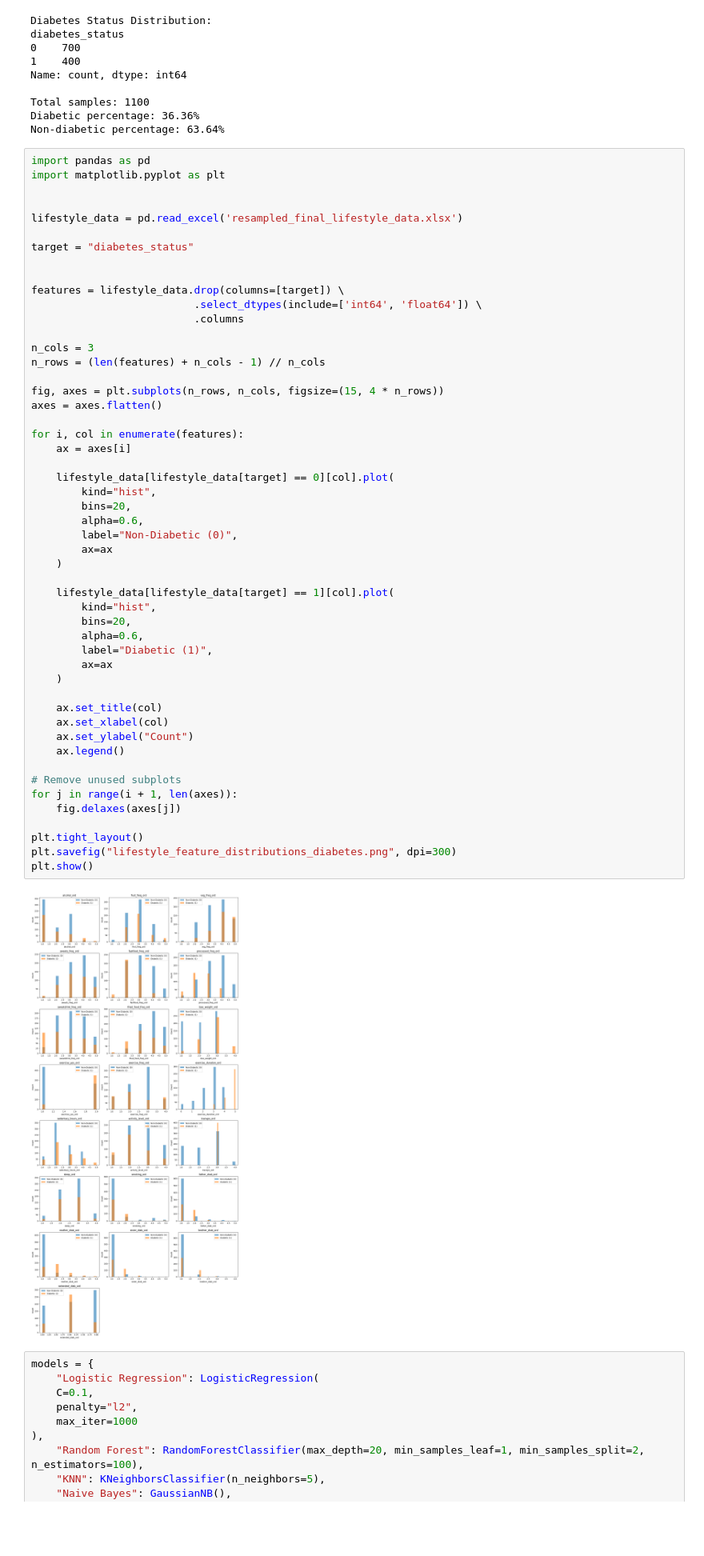
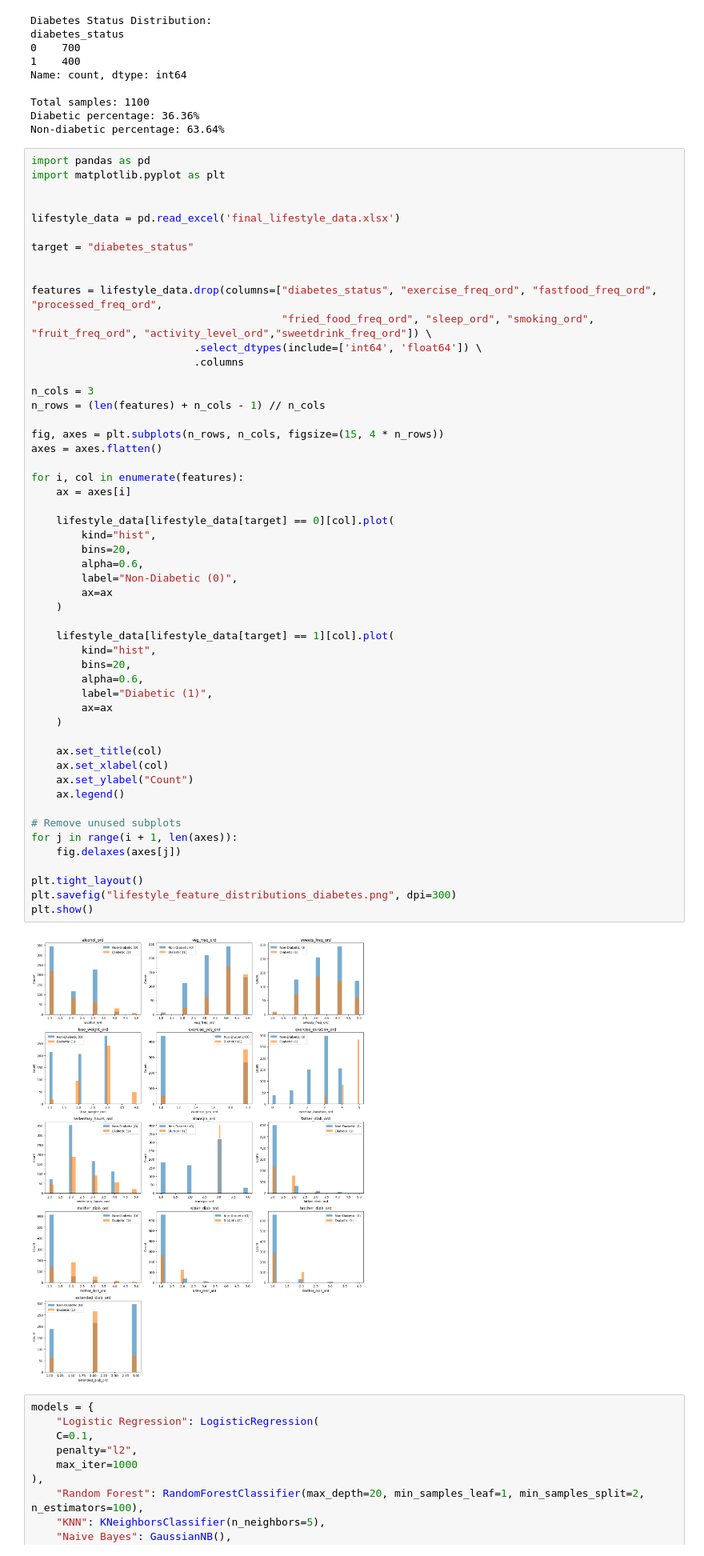
Before and after one commit to Jarmen24/thesis_diabetes, a Jupyter notebook: lifestyle+model.ipynb, the cells around one changed output. Shown at 80% size. Drawn from its saved outputs; the diff is of its cells as text; blank space fills up the shorter version.

```diff
--- a/lifestyle+model.ipynb
+++ b/lifestyle+model.ipynb
@@ -251,12 +251,13 @@ import pandas as pd
 import matplotlib.pyplot as plt
 
 
-lifestyle_data = pd.read_excel('resampled_final_lifestyle_data.xlsx')
+lifestyle_data = pd.read_excel('final_lifestyle_data.xlsx')
 
 target = "diabetes_status"
 
 
-features = lifestyle_data.drop(columns=[target]) \
+features = lifestyle_data.drop(columns=["diabetes_status", "exercise_freq_ord", "fastfood_freq_ord", "processed_freq_ord",
+                                        "fried_food_freq_ord", "sleep_ord", "smoking_ord", "fruit_freq_ord", "activity_level_ord","sweetdrink_freq_ord"]) \
                           .select_dtypes(include=['int64', 'float64']) \
                           .columns
 
@@ -271,34 +272,34 @@ for i, col in enumerate(features):
 
     lifestyle_data[lifestyle_data[target] == 0][col].plot(
         kind="hist",
         bins=20,
         alpha=0.6,
         label="Non-Diabetic (0)",
         ax=ax
     )
 
     lifestyle_data[lifestyle_data[target] == 1][col].plot(
         kind="hist",
         bins=20,
         alpha=0.6,
         label="Diabetic (1)",
         ax=ax
     )
 
     ax.set_title(col)
     ax.set_xlabel(col)
     ax.set_ylabel("Count")
     ax.legend()
 
 # Remove unused subplots
 for j in range(i + 1, len(axes)):
     fig.delaxes(axes[j])
 
 plt.tight_layout()
 plt.savefig("lifestyle_feature_distributions_diabetes.png", dpi=300)
 plt.show()
 # %% [output]
-[figure, old version]
+[figure, new version]
 # %%
 models = {
     "Logistic Regression": LogisticRegression(
```
Also changed, not shown: parts of 5 cells of this notebook, 3 other files.
